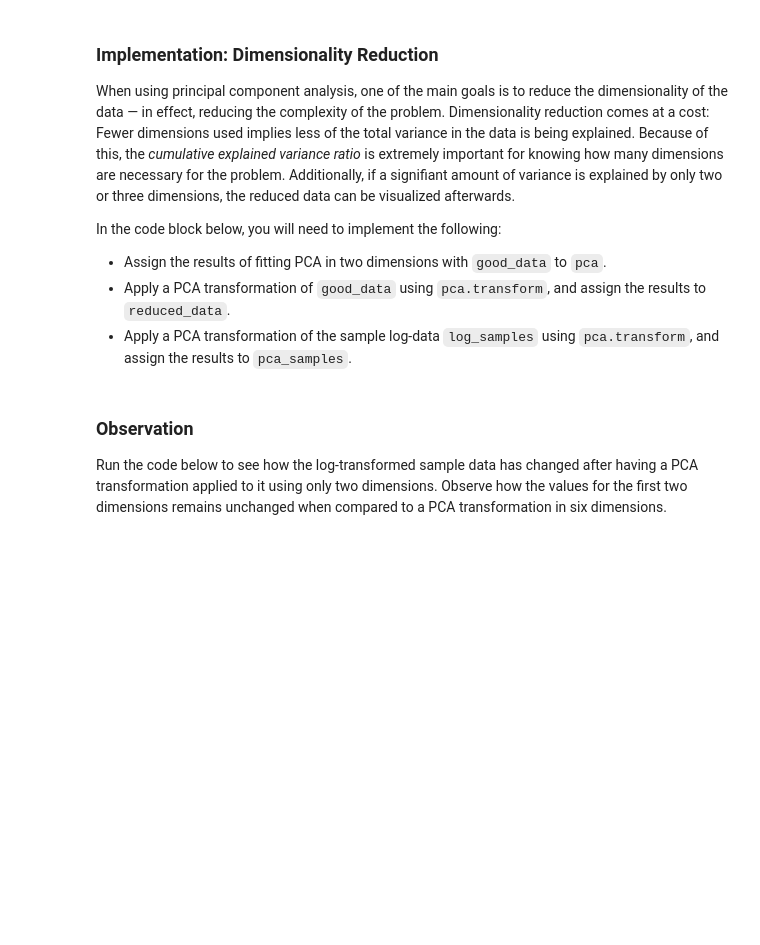
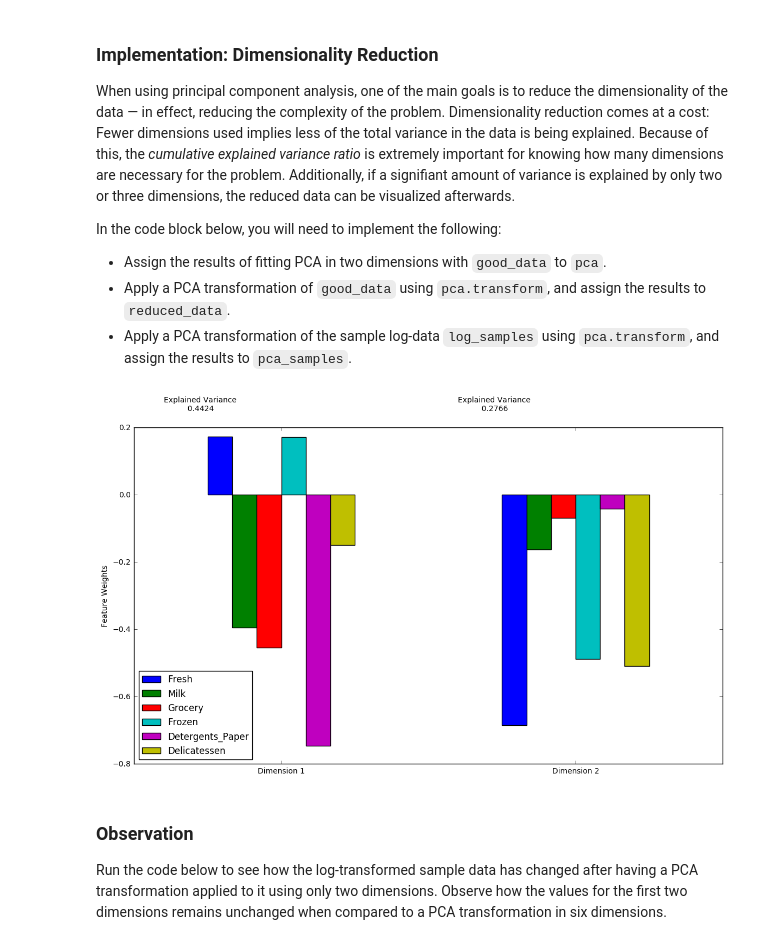
Before and after one commit to Vaultica/Projects, a Jupyter notebook: machine-learning/projects/customer_segments/customer_segments.ipynb, the cells around one changed output. Cells and saved outputs as stored; diff of their text form; code cells hidden in the pictures; blank space fills up the shorter version.

```diff
--- a/machine-learning/projects/customer_segments/customer_segments.ipynb
+++ b/machine-learning/projects/customer_segments/customer_segments.ipynb
@@ -361,16 +361,21 @@ In the code block below, you will need to implement the following:
 # %%
 # TODO: Apply PCA by fitting the good data with only two dimensions
 pca = PCA(n_components=2)
 pca.fit(good_data)
 
 # TODO: Transform the good data using the PCA fit above
 reduced_data = pca.transform(good_data)
 
 # TODO: Transform the sample log-data using the PCA fit above
 pca_samples = pca.transform(log_samples)
 
 # Create a DataFrame for the reduced data
 reduced_data = pd.DataFrame(reduced_data, columns = ['Dimension 1', 'Dimension 2'])
+
+# Generate PCA results plot
+pca_results = vs.pca_results(good_data, pca)
+# %% [output]
+[figure, added]
 # %% [markdown]
 ### Observation
 Run the code below to see how the log-transformed sample data has changed after having a PCA transformation applied to it using only two dimensions. Observe how the values for the first two dimensions remains unchanged when compared to a PCA transformation in six dimensions.
```
Also changed, not shown: parts of 17 cells of this notebook.
